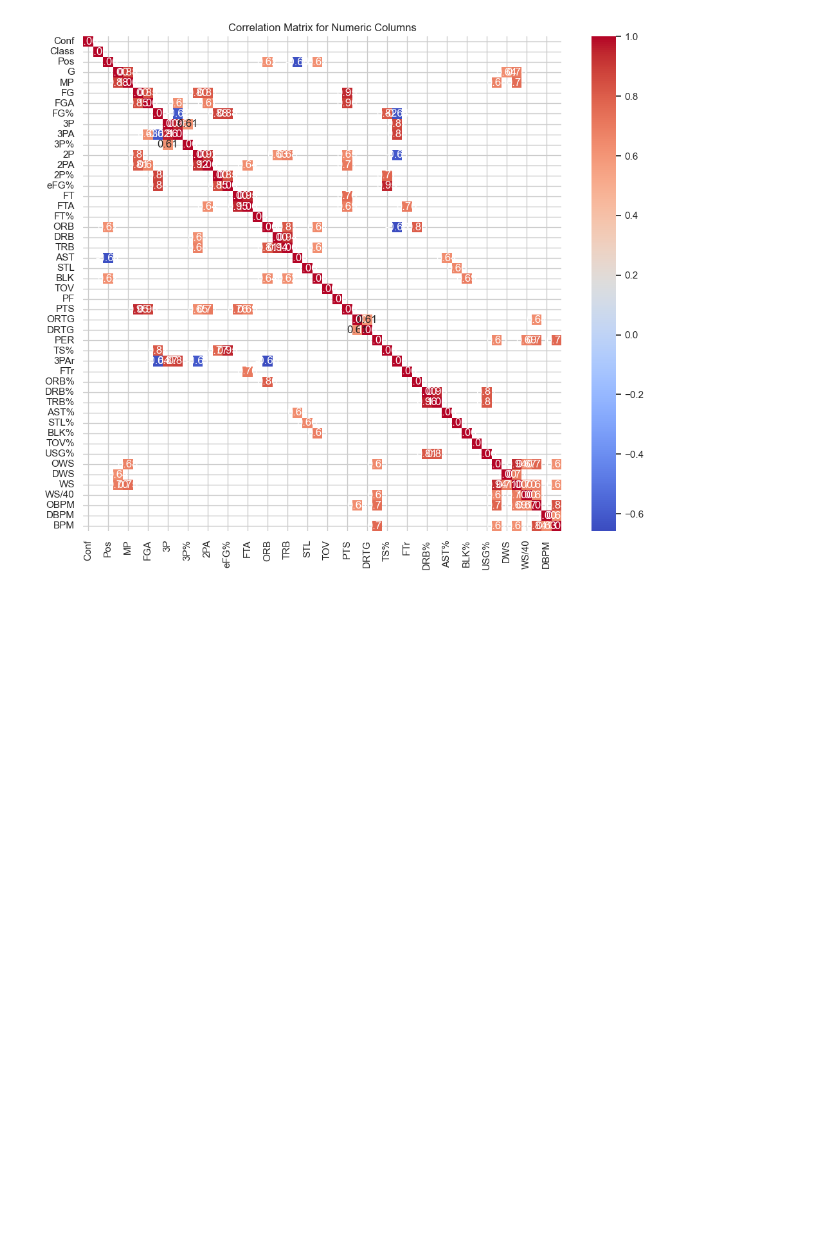
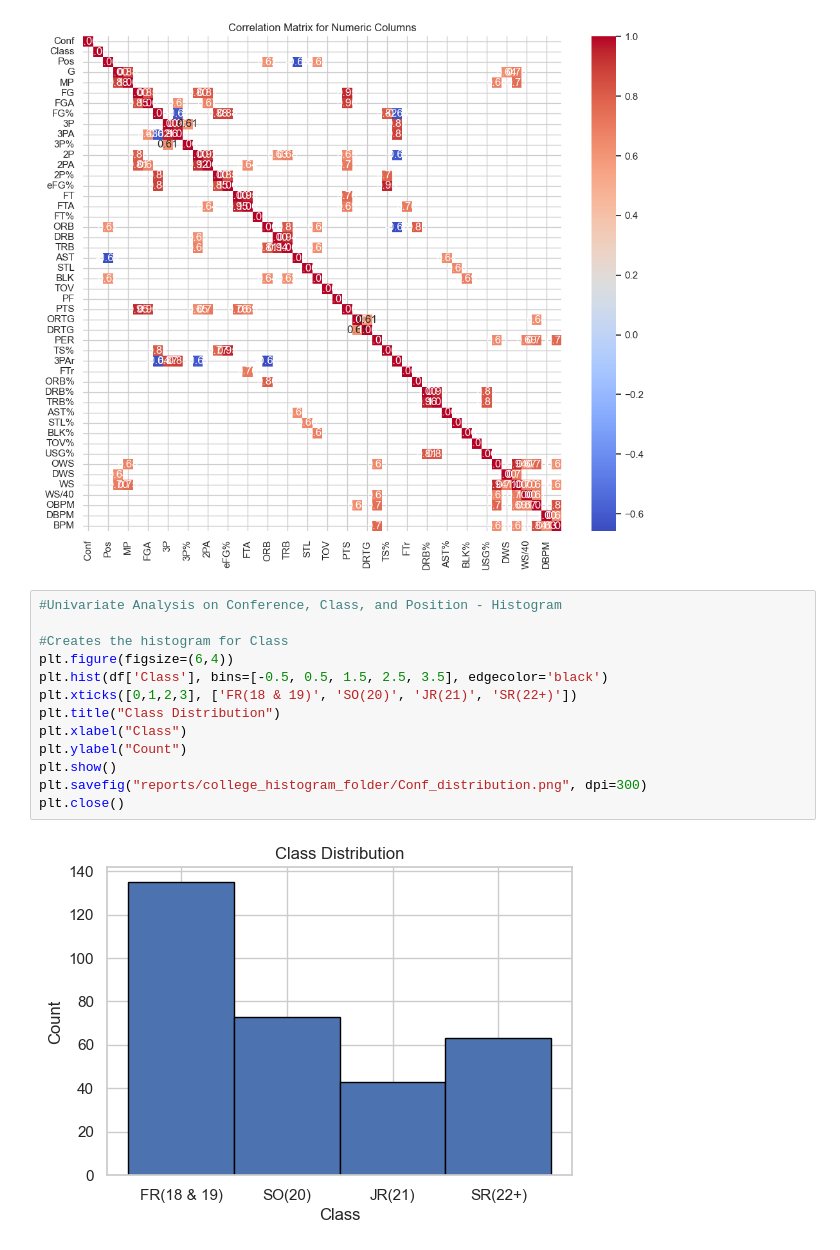
Before and after one commit to HarrisonWilliams123/NBACareerPredictorML, a Jupyter notebook: notebooks/NBA_College_Stats_EDA.ipynb, the cells around one changed output. Cells and saved outputs as stored; diff of their text form; blank space fills up the shorter version.

```diff
--- a/notebooks/NBA_College_Stats_EDA.ipynb
+++ b/notebooks/NBA_College_Stats_EDA.ipynb
@@ -214,3 +214,18 @@ plt.savefig("reports/heatmaps/college_correlation_matrix.png", dpi=300)
 plt.close()
 # %% [output]
 [figure]
+# %%
+#Univariate Analysis on Conference, Class, and Position - Histogram
+
+#Creates the histogram for Class
+plt.figure(figsize=(6,4))
+plt.hist(df['Class'], bins=[-0.5, 0.5, 1.5, 2.5, 3.5], edgecolor='black')
+plt.xticks([0,1,2,3], ['FR(18 & 19)', 'SO(20)', 'JR(21)', 'SR(22+)'])
+plt.title("Class Distribution")
+plt.xlabel("Class")
+plt.ylabel("Count")
+plt.show()
+plt.savefig("reports/college_histogram_folder/Conf_distribution.png", dpi=300)
+plt.close()
+# %% [output]
+[figure, added]
```
Also changed, not shown: parts of 2 cells of this notebook, 49 other files.
